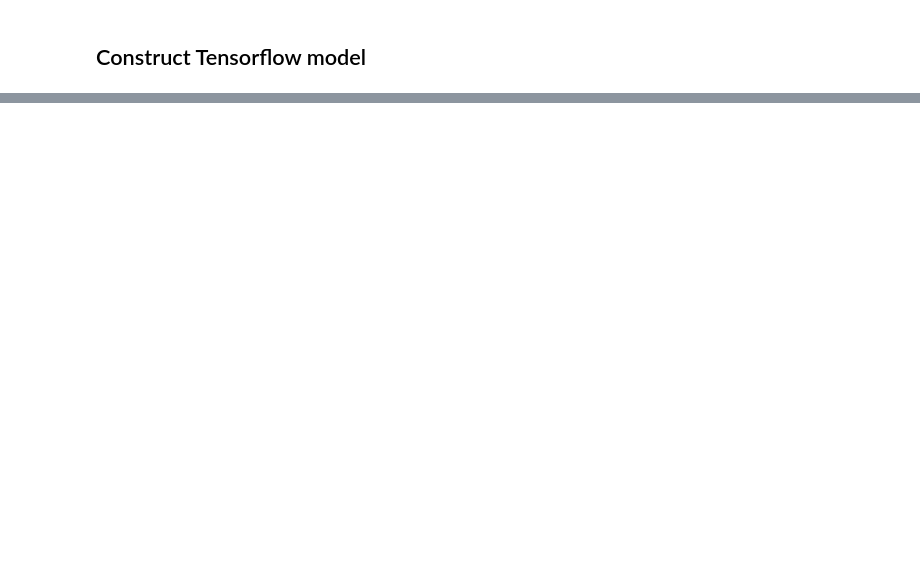
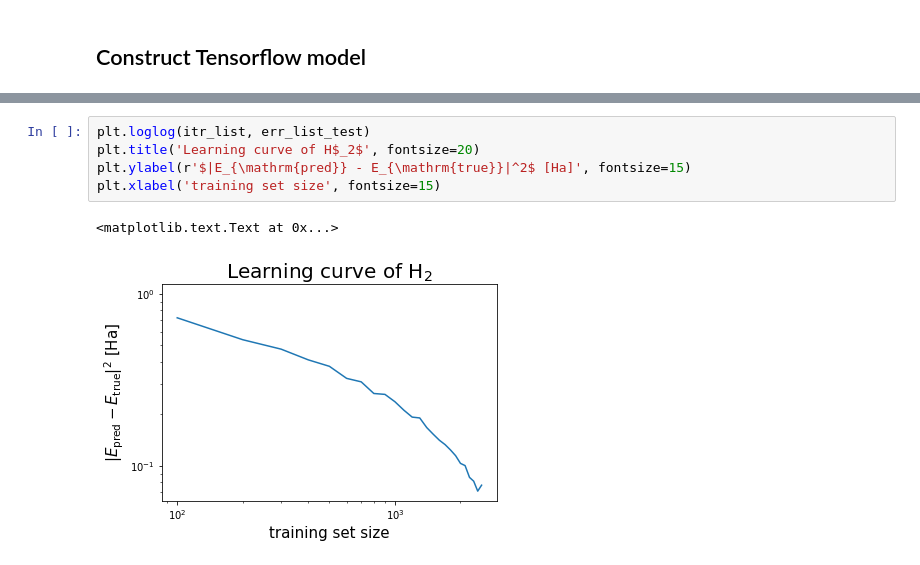
Before and after one commit to SamKChang/qm_network, a Jupyter notebook: network_structure.ipynb, the cells around one changed output, grey strips where cells are left out. Drawn from its saved outputs; the diff is of its cells as text; blank space fills up the shorter version.

```diff
--- a/network_structure.ipynb
+++ b/network_structure.ipynb
@@ -238,0 +376,8 @@ array([[-0.48806496, -0.51165671,  0.68722899,  0.16648217],
+# %%
+plt.loglog(itr_list, err_list_test)
+plt.title('Learning curve of H$_2$', fontsize=20)
+plt.ylabel(r'$|E_{\mathrm{pred}} - E_{\mathrm{true}}|^2$ [Ha]', fontsize=15)
+plt.xlabel('training set size', fontsize=15)
+# %% [output]
+<matplotlib.text.Text at 0x...>
+[figure, added]
```
Also changed, not shown: parts of 22 cells of this notebook.
